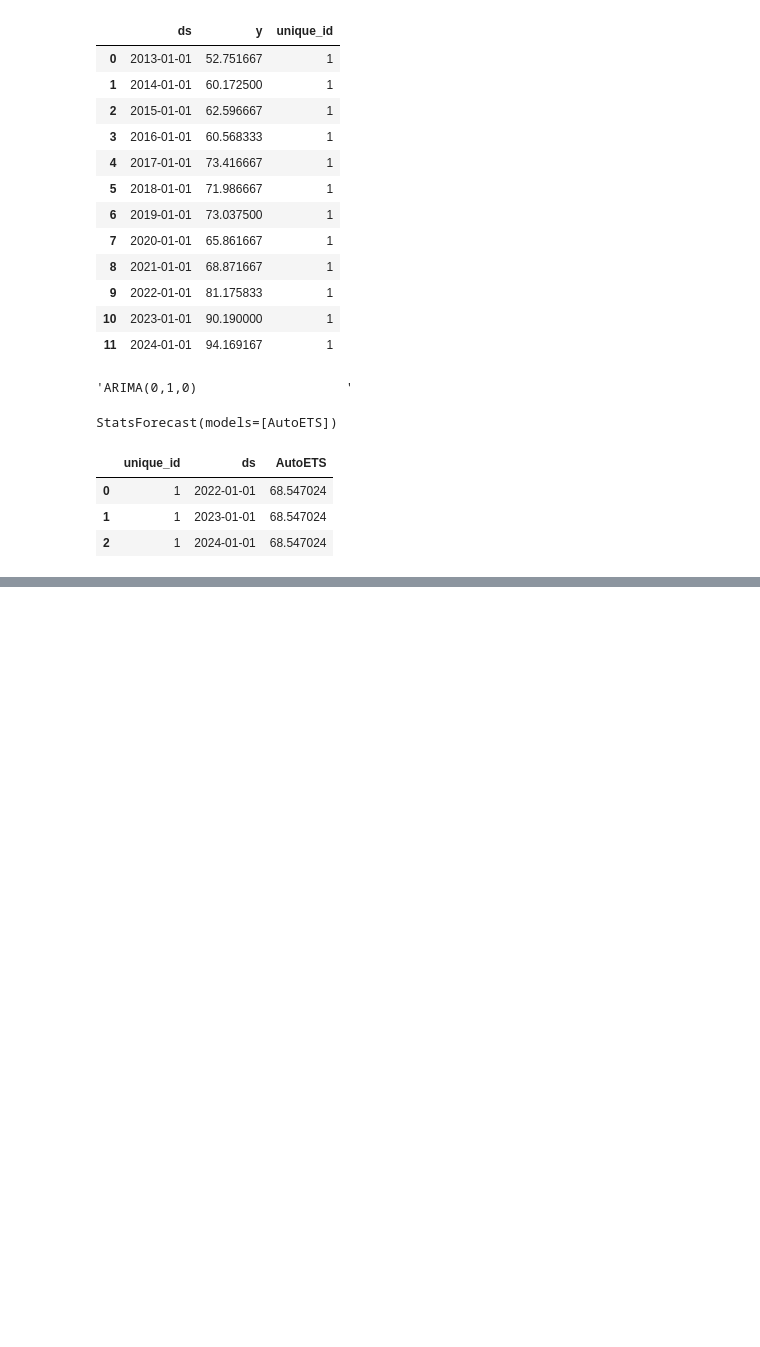
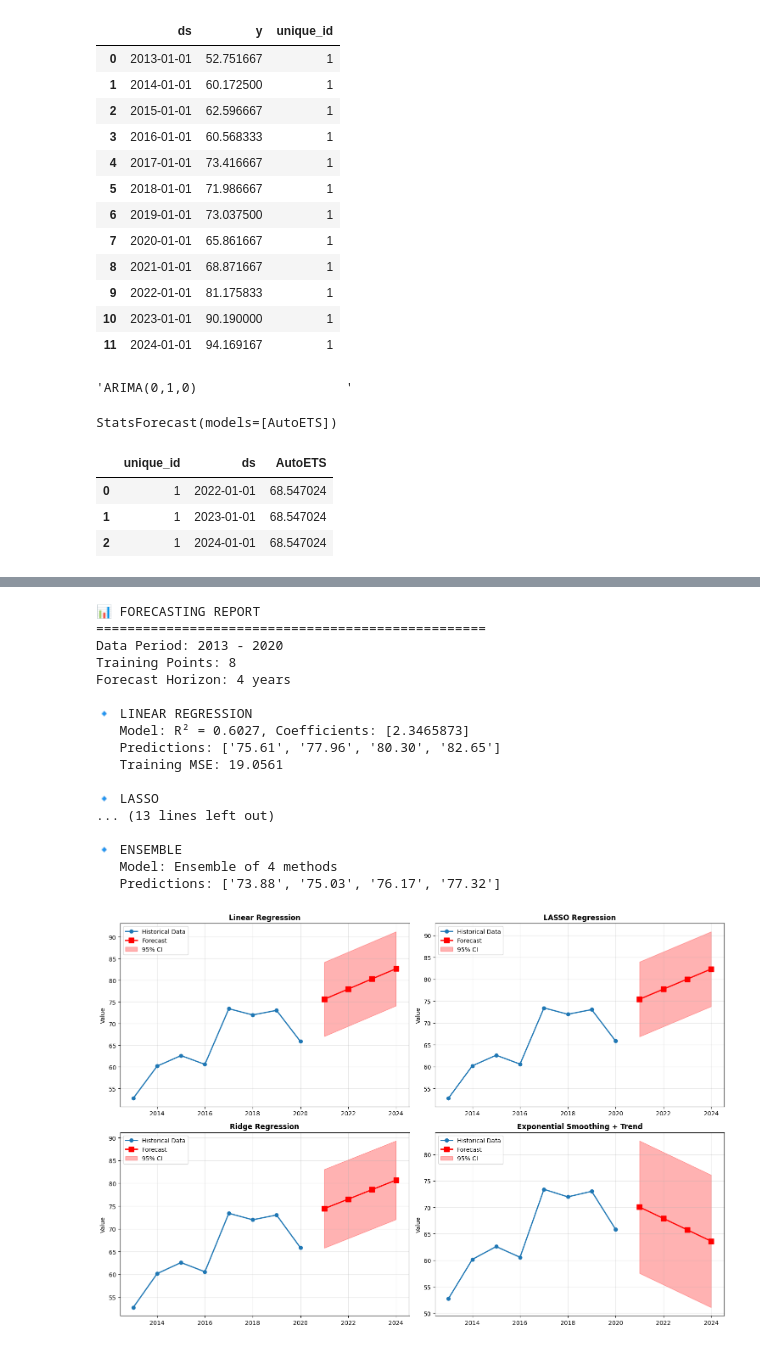
Before and after one commit to acostadlucas/mcs-red, a Jupyter notebook: hypothesis_test/hypothesis_test_02.ipynb, the cells around one changed output, grey strips where cells are left out. Drawn from its saved outputs; the diff is of its cells as text; code cells hidden in the pictures; blank space fills up the shorter version.

```diff
--- a/hypothesis_test/hypothesis_test_02.ipynb
+++ b/hypothesis_test/hypothesis_test_02.ipynb
@@ -267,0 +899,6 @@ y_hat
+# %%
+Y_train_df_aus = df_aus[df_aus.ds<='2020-01-01']
+Y_test_df_aus = df_aus[df_aus.ds>'2020-01-01']
+# %%
+forecaster = LimitedDataForecaster(Y_train_df_aus)
+forecaster.ensemble_forecast(h=4)
@@ -267,0 +913,22 @@ y_hat
+# %%
+forecaster.generate_forecast_report()
+forecaster.plot_forecasts()
+# %% [output]
+📊 FORECASTING REPORT
+==================================================
+Data Period: 2013 - 2020
+Training Points: 8
+Forecast Horizon: 4 years
+
+🔹 LINEAR REGRESSION
+   Model: R² = 0.6027, Coefficients: [2.3465873]
+   Predictions: ['75.61', '77.96', '80.30', '82.65']
+   Training MSE: 19.0561
+
+🔹 LASSO
+... (13 lines left out)
+
+🔹 ENSEMBLE
+   Model: Ensemble of 4 methods
+   Predictions: ['73.88', '75.03', '76.17', '77.32']
+[figure, added]
```
Also changed, not shown: parts of 40 cells of this notebook, 1 other file.
